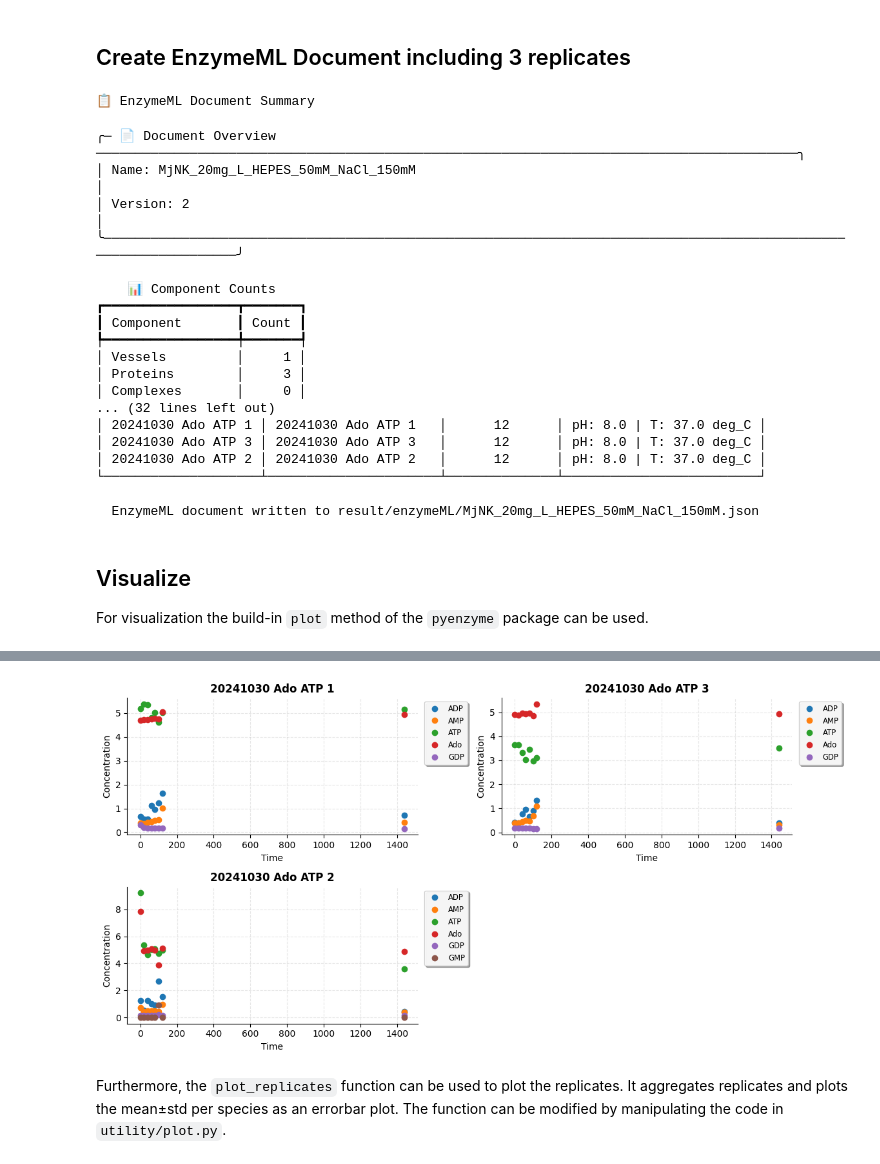
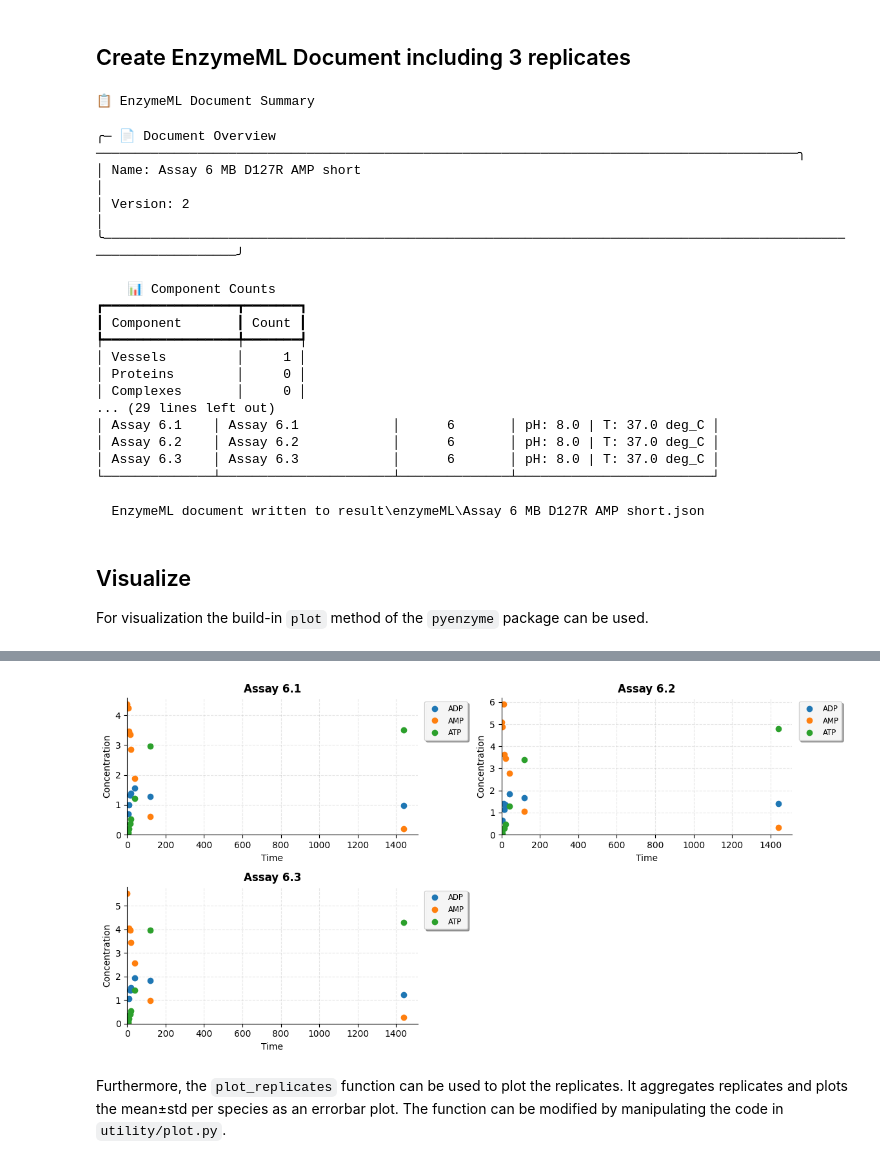
Before and after one commit to J4n-Nikl4s/HPLC_automatic_pre-processing, a Jupyter notebook: HPLC_analysis_multi_batch_excel.ipynb, the cells around one changed output, grey strips where cells are left out. Drawn from its saved outputs; the diff is of its cells as text; code cells hidden in the pictures.

```diff
--- a/HPLC_analysis_multi_batch_excel.ipynb
+++ b/HPLC_analysis_multi_batch_excel.ipynb
@@ -0,0 +7,13 @@
+# %%
+import pandas as pd
+from pathlib import Path
+
+# load metadata as dataframe
+metadata_path = "input/metadata_v2.xlsx"
+metadata_df = pd.read_excel(metadata_path)
+metadata_df = metadata_df.dropna(axis='columns')
+
+# set 'experiment_name' as index
+metadata_df.set_index("experiment_name", inplace=True)
+
+metadata_df
@@ -10,12 +34,22 @@ from utility import plot_replicates
 
 # create list to add molecules to
 molecules = []
-
+retention_times_updated = {"AMP": 1.25, "ADP": 3.56, "ATP": 5.73, "GMP": 1.78, "GDP": 4.27, "GTP": 7.6}
 # define path to the calibration molecules
-molecule_dir = Path("result/calib_molecules/")
+standard_dir = Path("result/calib_molecules/20251016_standards")
 
 # loop over all the json files in the calibration molecules folder
 # and create molecule objects
+for molecule_path in standard_dir.glob("*.json"):
+    molecule = Molecule.read_json(molecule_path)
+    if molecule.id in retention_times_updated:
+        molecule.retention_time = retention_times_updated[molecule.id]
+    molecules.append(molecule)
+
+
+
+molecule_dir = Path("result/calib_molecules/")
+
 for molecule_path in molecule_dir.glob("*.json"):
     molecule = Molecule.read_json(molecule_path)
     molecules.append(molecule)
@@ -64,7 +74,8 @@ metadata_df
 # %% [markdown]
 # Process timecours data
 # %%
-sample_dir = Path("data/time_sample/20241030 Ado ATP")
+sample_dir = Path("data/time_sample/2025.10.28 EbPPK Assay 6 MB D127R GMP_AMP short Data")
+print(f"Found {len(list(sample_dir.iterdir()))} time samples in {sample_dir}")
 
 # loop over all the time samples and create the ChromAnalyzer objects
 handlers = []
@@ -79,6 +90,8 @@ for time_samples in sample_dir.iterdir():
 
     # add molecule data to the analyzer
     for molecule in molecules:
+        if molecule.id not in metadata_df.columns:
+            continue
         init_conc = metadata_df.loc[str(time_samples.name), molecule.id]
 
         # set constant molecules (concentration does not change over time)
@@ -95,6 +108,8 @@ for time_samples in sample_dir.iterdir():
 
     # add protein data to the analyzer
     for protein in proteins:
+        if protein.name not in metadata_df.columns:
+            continue
         init_conc = metadata_df.loc[str(time_samples.name), protein.name]
 
         # if init conc not nan, add to analyzer
@@ -152,7 +156,7 @@ import pyenzyme as pe
 
 # add the metadata to the timecourse data
 timecourse_enzymeML = to_enzymeml(
-    document_name="MjNK_20mg_L_HEPES_50mM_NaCl_150mM",
+    document_name="Assay 6 MB D127R AMP short",
     handlers=handlers,
     calculate_concentration=True,
     extrapolate=False,
@@ -167,6 +171,7 @@ vessel = pe.Vessel(
 )
 timecourse_enzymeML.vessels = [vessel]
 
+
 # identify replicates
 timecourse_enzymeML = pe.group_measurements(timecourse_enzymeML, attribute="prepared")
 
@@ -180,7 +185,7 @@ pe.write_enzymeml(
 # %% [output]
 📋 EnzymeML Document Summary
 ╭─ 📄 Document Overview ──────────────────────────────────────────────────────────────────────────────────────────╮
-│ Name: MjNK_20mg_L_HEPES_50mM_NaCl_150mM                                                                         │
+│ Name: Assay 6 MB D127R AMP short                                                                                │
 │ Version: 2                                                                                                      │
 ╰─────────────────────────────────────────────────────────────────────────────────────────────────────────────────╯
 
@@ -189,23 +194,26 @@ pe.write_enzymeml(
 ┃ Component       ┃ Count ┃
 ┡━━━━━━━━━━━━━━━━━╇━━━━━━━┩
 │ Vessels         │     1 │
-│ Proteins        │     3 │
+│ Proteins        │     0 │
 │ Complexes       │     0 │
-... (32 lines left out)
-│ 20241030 Ado ATP 1 │ 20241030 Ado ATP 1   │      12      │ pH: 8.0 | T: 37.0 deg_C │
-│ 20241030 Ado ATP 3 │ 20241030 Ado ATP 3   │      12      │ pH: 8.0 | T: 37.0 deg_C │
-│ 20241030 Ado ATP 2 │ 20241030 Ado ATP 2   │      12      │ pH: 8.0 | T: 37.0 deg_C │
-└────────────────────┴──────────────────────┴──────────────┴─────────────────────────┘
+... (29 lines left out)
+│ Assay 6.1    │ Assay 6.1            │      6       │ pH: 8.0 | T: 37.0 deg_C │
+│ Assay 6.2    │ Assay 6.2            │      6       │ pH: 8.0 | T: 37.0 deg_C │
+│ Assay 6.3    │ Assay 6.3            │      6       │ pH: 8.0 | T: 37.0 deg_C │
+└──────────────┴──────────────────────┴──────────────┴─────────────────────────┘
-  EnzymeML document written to result/enzymeML/MjNK_20mg_L_HEPES_50mM_NaCl_150mM.json
+  EnzymeML document written to result\enzymeML\Assay 6 MB D127R AMP short.json
 # %% [markdown]
 ## Visualize
 
 For visualization the build-in `plot` method of the `pyenzyme` package can be used.
 # %%
 fig, ax = pe.plot(timecourse_enzymeML)
+for axe in ax:
+    axe.set_xlim(0)
+    axe.set_ylim(0)
 # %% [output]
 [interactive output not drawn]
-[figure, old version]
+[figure, new version]
 # %% [markdown]
 Furthermore, the `plot_replicates` function can be used to plot the replicates. It aggregates replicates and plots the mean±std per species as an errorbar plot. The function can be modified by manipulating the code in `utility/plot.py`.
 # %%
```
Also changed, not shown: parts of 11 cells of this notebook, 1 other file.
